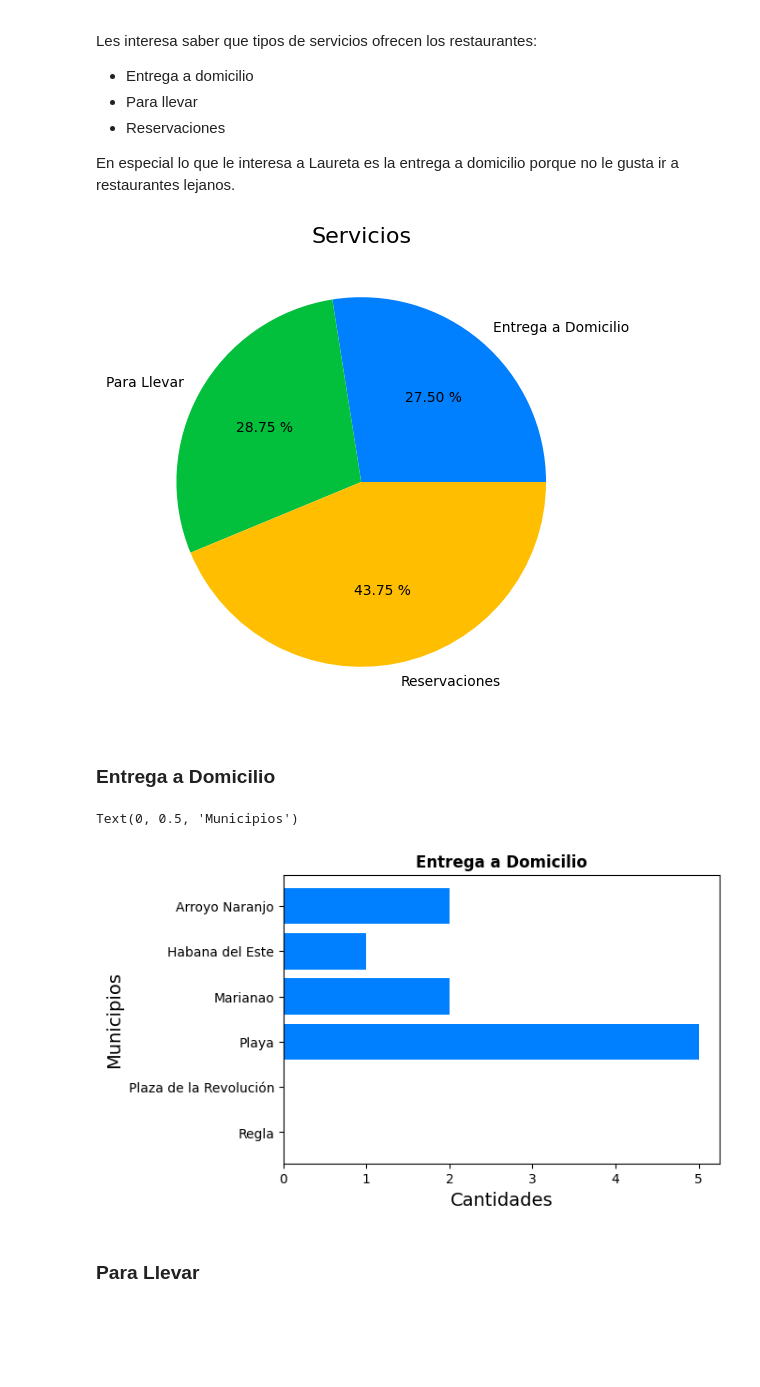
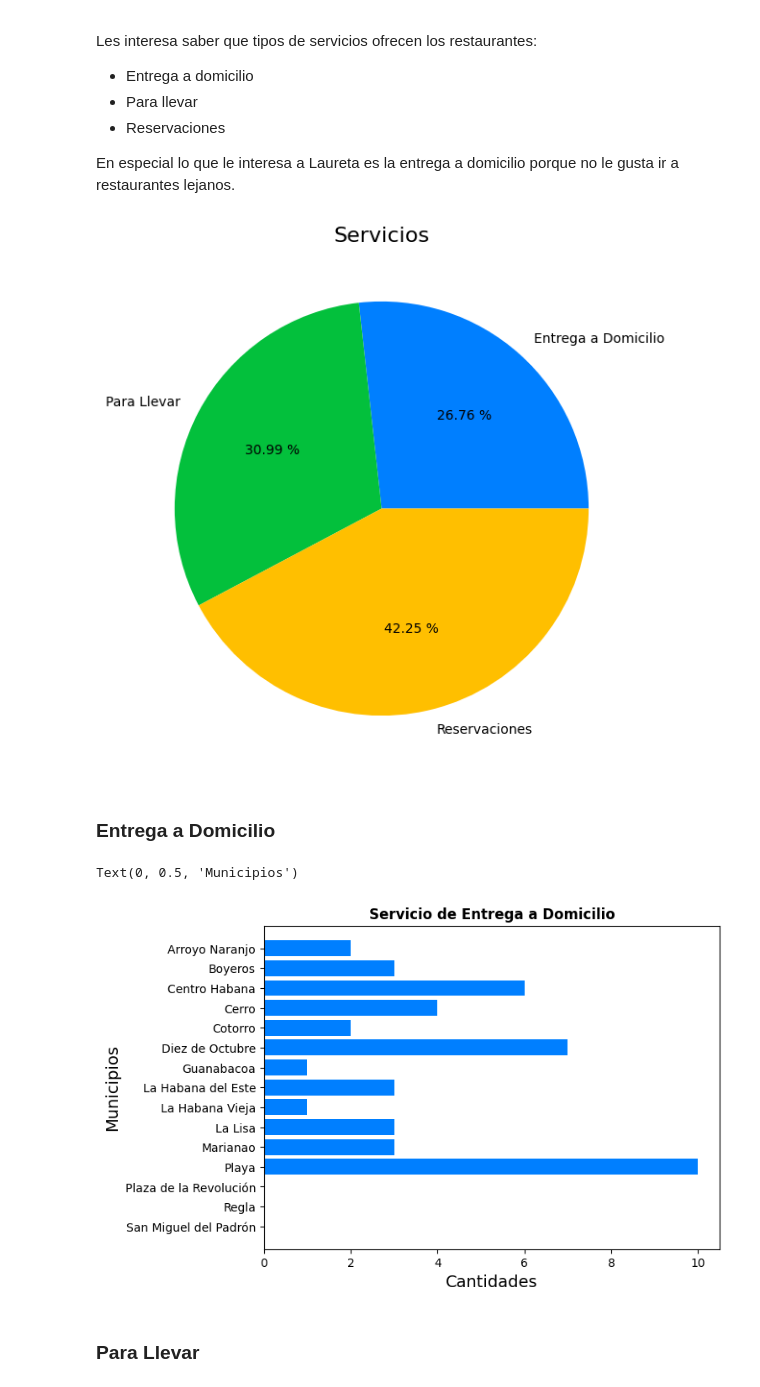
Before and after one commit to liandeveloper/its_possible, a Jupyter notebook: notebook.ipynb, the cells around one changed output. Drawn from its saved outputs; the diff is of its cells as text; code cells hidden in the pictures; blank space fills up the shorter version.

```diff
--- a/notebook.ipynb
+++ b/notebook.ipynb
@@ -12,15 +14,16 @@ from modules import contacts, percent, places, boolean
 # %% [markdown]
 ## Salario
 # %%
-df = pd.DataFrame(columns=['Grupos', 'Jornada de 40 horas (Semanales) CUP', 'Jornada de 44 horas (Semanales) CUP'])
+df_salary = pd.DataFrame(columns=['Grupos', 'Jornada de 40 horas (Semanales) CUP', 'Jornada de 44 horas (Semanales) CUP'])
 
 with open('salaries.json', 'r') as file:
     data = json.load(file)
 
     for i in range(0, len(data)):
         items = data[i]
-        df.loc[i] = [data[i]['group'], data[i]['40_hours'],data[i]['44_hours']]
-df
+        df_salary.loc[i] = [data[i]['group'], data[i]['40_hours'],data[i]['44_hours']]
+
+df_salary
 # %% [output]
 |  | Grupos | Jornada de 40 horas (Semanales) CUP | Jornada de 44 horas (Semanales) CUP |
 | 0 | 01 | 1910 | 2100 |
@@ -254,12 +561,12 @@ percent_reserve = percent(df_reserve, json_list)
 x = ['Entrega a Domicilio', 'Para Llevar', 'Reservaciones']
 y = [percent_delivery, percent_to_take, percent_reserve]
 
-plt.figure(figsize=(6, 6))
+plt.figure(figsize=(7, 7))
 plt.pie(y, labels=x , autopct='%0.2f %%', colors=['#007FFF', '#03C03C', '#FFBF00'])
 plt.title('Servicios', fontsize=('16'))
 plt.show()
 # %% [output]
-[figure, old version]
+[figure, new version]
 # %% [markdown]
 ### Entrega a Domicilio
 # %%
@@ -272,29 +589,48 @@ df_re = boolean(df, 'services.delivery', 'address.town', 'regla')
 # %%
-deliveries = [
+delivery_t = [
     'Arroyo Naranjo',
-    'Habana del Este',
+    'Boyeros',
+    'Centro Habana',
+    'Cerro',
+    'Cotorro',
+    'Diez de Octubre',
+    'Guanabacoa',
+    'La Habana del Este',
+    'La Habana Vieja',
+    'La Lisa',
     'Marianao',
     'Playa',
     'Plaza de la Revolución',
-    'Regla'
+    'Regla',
+    'San Miguel del Padrón'
 ]
-values = [
-    len(df_an),
-    len(df_he),
-    len(df_ma),
-    len(df_pl),
-    len(df_pr),
-    len(df_re)
+delivery_v = [
+    len(df_delivery_an),
+    len(df_delivery_bo),
+    len(df_delivery_ce),
+    len(df_delivery_cr),
+    len(df_delivery_co),
+    len(df_delivery_do),
+    len(df_delivery_gu),
+    len(df_delivery_he),
+    len(df_delivery_hv),
+    len(df_delivery_li),
+    len(df_delivery_ma),
+    len(df_delivery_pl),
+    len(df_delivery_pr),
+    len(df_delivery_re),
+    len(df_delivery_sm)
 ]
 
-plt.figure(figsize=(6, 4))
-plt.barh(deliveries[::-1], values[::-1], color=['#007FFF'])
-plt.title('Entrega a Domicilio', fontweight='bold')
+# Gráfica de barras horizontal
+plt.figure(figsize=(7, 5))
+plt.barh(delivery_t[::-1], delivery_v[::-1], color=['#007FFF'])
+plt.title('Servicio de Entrega a Domicilio', fontweight='bold')
 plt.xlabel('Cantidades', fontsize='14')
 plt.ylabel('Municipios', fontsize='14')
 # %% [output]
 Text(0, 0.5, 'Municipios')
-[figure, old version]
+[figure, new version]
 # %% [markdown]
 ### Para Llevar
 # %%
```
Also changed, not shown: parts of 39 cells of this notebook, 4 other files.
